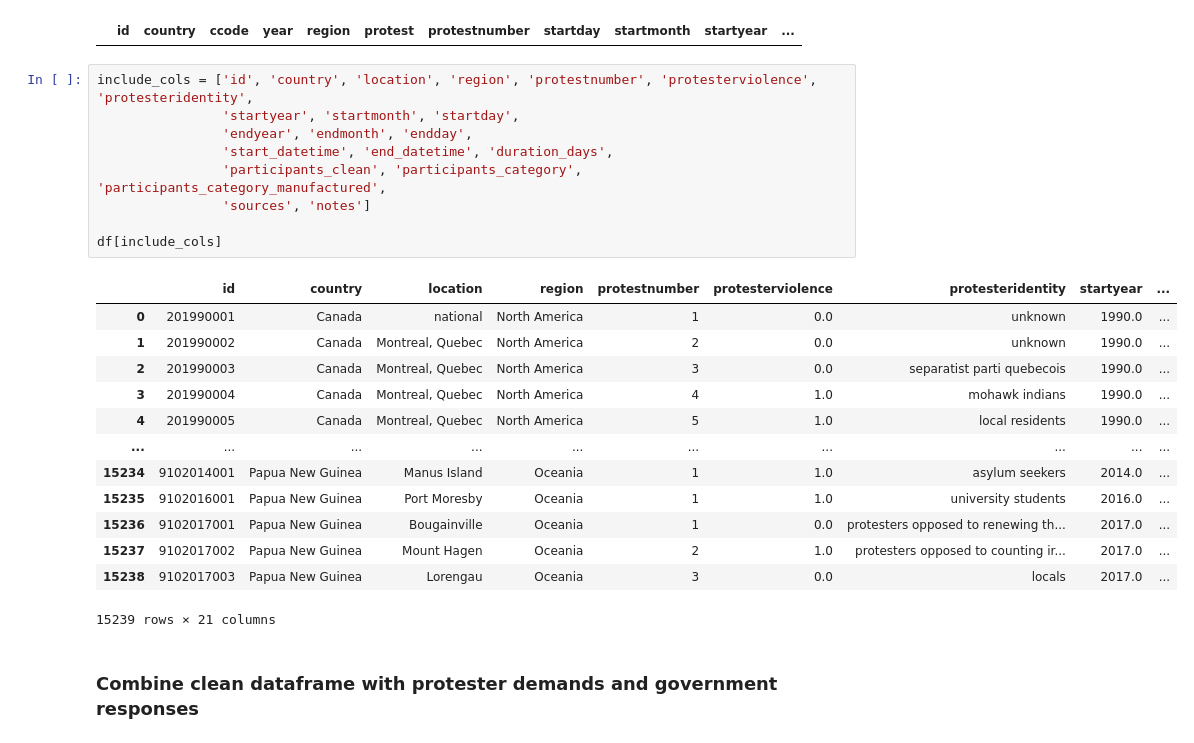
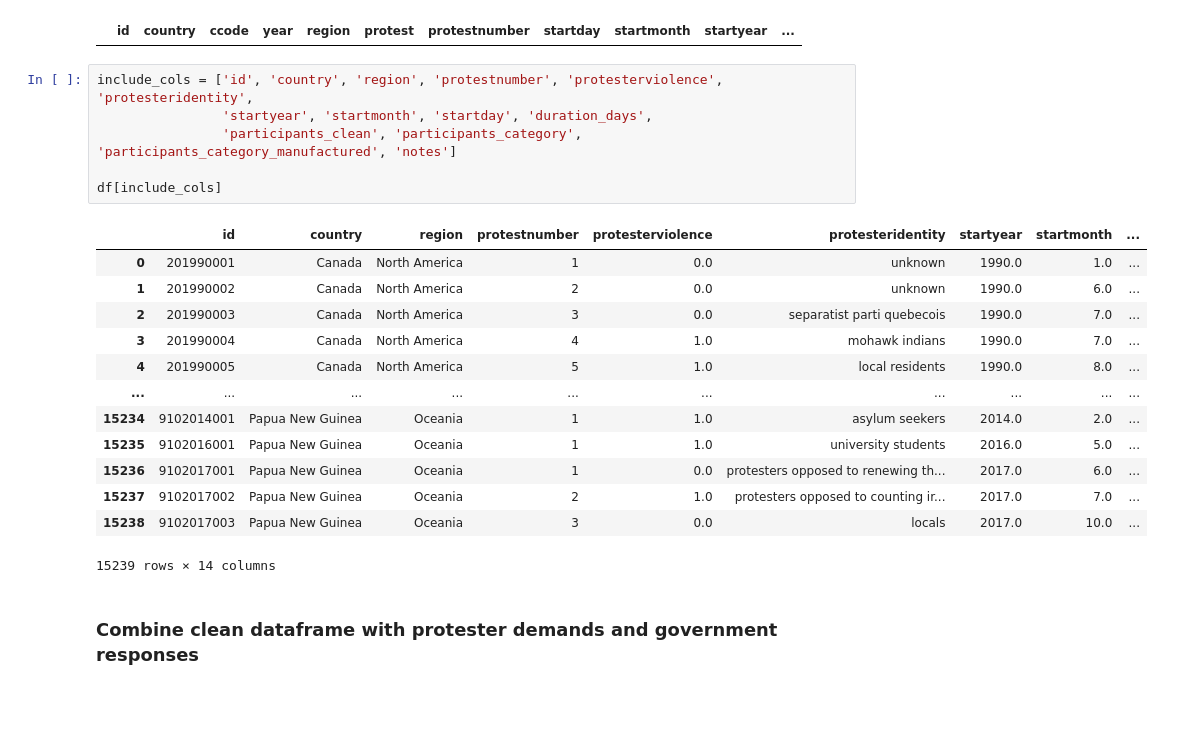
Before and after one commit to sethnlewis/Predicting-Political-Revolutions, a Jupyter notebook: notebooks/cleaning - protests.ipynb, the cells around one changed output. Saved outputs shown, nothing was run; the diff lists cells and outputs as text; blank space fills up the shorter version.

Commit message:
Tons of nitty gritty data cleaning in Countries notebook. Small accomodating changes elsewhere

```diff
--- a/notebooks/cleaning - protests.ipynb
+++ b/notebooks/cleaning - protests.ipynb
@@ -997,28 +997,25 @@ df.loc[df['year'] != df['startyear']]
 # %% [output]
 |  | id | country | ccode | year | region | protest | protestnumber | startday | startmonth | startyear | ... |
 # %%
-include_cols = ['id', 'country', 'location', 'region', 'protestnumber', 'protesterviolence', 'protesteridentity',
-                'startyear', 'startmonth', 'startday',
-                'endyear', 'endmonth', 'endday',
-                'start_datetime', 'end_datetime', 'duration_days',
-                'participants_clean', 'participants_category', 'participants_category_manufactured',
-                'sources', 'notes']
+include_cols = ['id', 'country', 'region', 'protestnumber', 'protesterviolence', 'protesteridentity',
+                'startyear', 'startmonth', 'startday', 'duration_days',
+                'participants_clean', 'participants_category', 'participants_category_manufactured', 'notes']
 
 df[include_cols]
 # %% [output]
-|  | id | country | location | region | protestnumber | protesterviolence | protesteridentity | startyear | ... |
-| 0 | 201990001 | Canada | national | North America | 1 | 0.0 | unknown | 1990.0 | ... |
-| 1 | 201990002 | Canada | Montreal, Quebec | North America | 2 | 0.0 | unknown | 1990.0 | ... |
-| 2 | 201990003 | Canada | Montreal, Quebec | North America | 3 | 0.0 | separatist parti quebecois | 1990.0 | ... |
-| 3 | 201990004 | Canada | Montreal, Quebec | North America | 4 | 1.0 | mohawk indians | 1990.0 | ... |
-| 4 | 201990005 | Canada | Montreal, Quebec | North America | 5 | 1.0 | local residents | 1990.0 | ... |
+|  | id | country | region | protestnumber | protesterviolence | protesteridentity | startyear | startmonth | ... |
+| 0 | 201990001 | Canada | North America | 1 | 0.0 | unknown | 1990.0 | 1.0 | ... |
+| 1 | 201990002 | Canada | North America | 2 | 0.0 | unknown | 1990.0 | 6.0 | ... |
+| 2 | 201990003 | Canada | North America | 3 | 0.0 | separatist parti quebecois | 1990.0 | 7.0 | ... |
+| 3 | 201990004 | Canada | North America | 4 | 1.0 | mohawk indians | 1990.0 | 7.0 | ... |
+| 4 | 201990005 | Canada | North America | 5 | 1.0 | local residents | 1990.0 | 8.0 | ... |
 | ... | ... | ... | ... | ... | ... | ... | ... | ... | ... |
-| 15234 | 9102014001 | Papua New Guinea | Manus Island | Oceania | 1 | 1.0 | asylum seekers | 2014.0 | ... |
-| 15235 | 9102016001 | Papua New Guinea | Port Moresby | Oceania | 1 | 1.0 | university students | 2016.0 | ... |
-| 15236 | 9102017001 | Papua New Guinea | Bougainville | Oceania | 1 | 0.0 | protesters opposed to renewing th... | 2017.0 | ... |
-| 15237 | 9102017002 | Papua New Guinea | Mount Hagen | Oceania | 2 | 1.0 | protesters opposed to counting ir... | 2017.0 | ... |
-| 15238 | 9102017003 | Papua New Guinea | Lorengau | Oceania | 3 | 0.0 | locals | 2017.0 | ... |
+| 15234 | 9102014001 | Papua New Guinea | Oceania | 1 | 1.0 | asylum seekers | 2014.0 | 2.0 | ... |
+| 15235 | 9102016001 | Papua New Guinea | Oceania | 1 | 1.0 | university students | 2016.0 | 5.0 | ... |
+| 15236 | 9102017001 | Papua New Guinea | Oceania | 1 | 0.0 | protesters opposed to renewing th... | 2017.0 | 6.0 | ... |
+| 15237 | 9102017002 | Papua New Guinea | Oceania | 2 | 1.0 | protesters opposed to counting ir... | 2017.0 | 7.0 | ... |
+| 15238 | 9102017003 | Papua New Guinea | Oceania | 3 | 0.0 | locals | 2017.0 | 10.0 | ... |
-15239 rows × 21 columns
+15239 rows × 14 columns
 # %% [markdown]
 ### Combine clean dataframe with protester demands and government responses
 # %%
```
Also changed, not shown: parts of 14 cells of this notebook, 3 other files.
